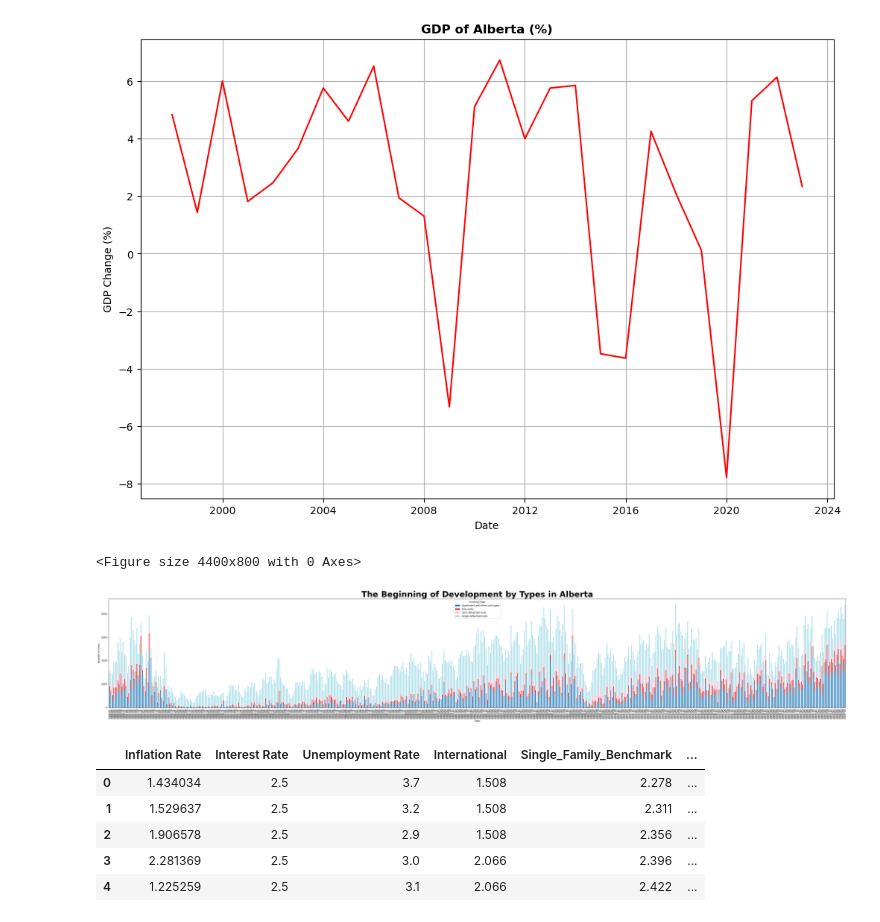
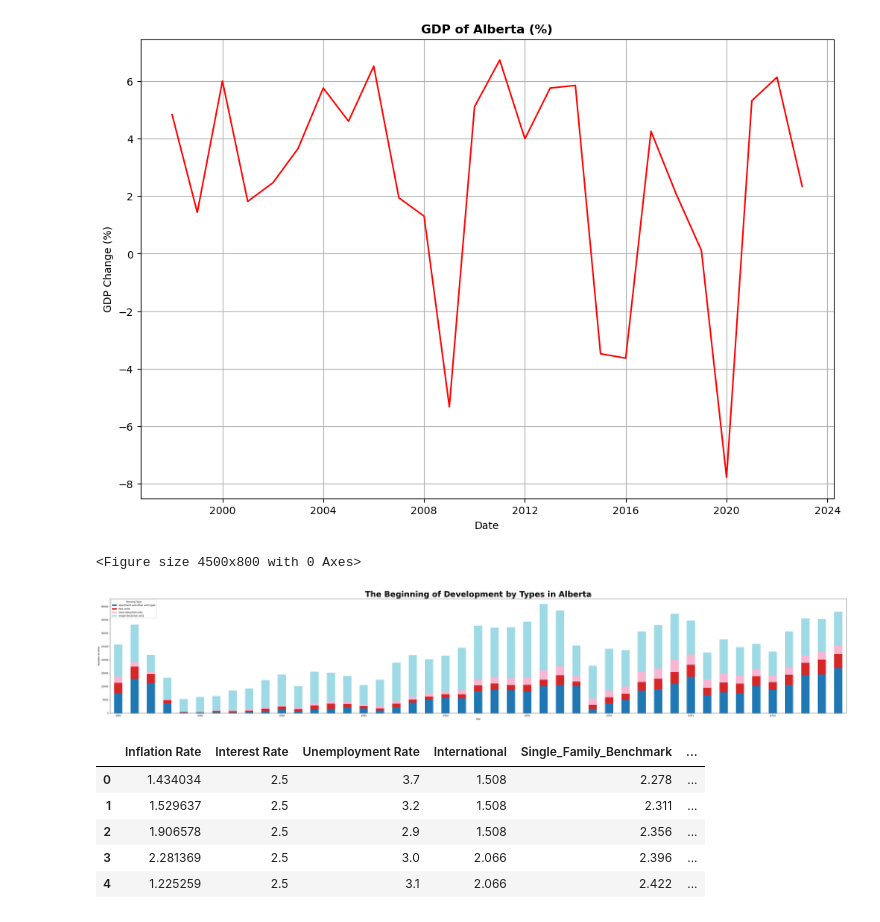
Before and after one commit to novomax-ca/CalgaryRealEstate, a Jupyter notebook: Calgary.ipynb, the cells around one changed output. Saved outputs shown, nothing was run; the diff lists cells and outputs as text; code cells hidden in the pictures.

Commit message:
Change plot for housing starts

```diff
--- a/Calgary.ipynb
+++ b/Calgary.ipynb
@@ -280,26 +280,30 @@ plt.show()
 # %%
 # Building a plot for housing starts by type
 
 housing_starts_df = pd.read_csv('data_source/AlbertaHousingStarts.csv', parse_dates=['Date'])
 housing_starts_df = housing_starts_df[~housing_starts_df['Type'].isin(['Total units', 'Multiples'])]
 housing_starts_df = housing_starts_df[housing_starts_df['Date'].dt.year >= 1980]
-housing_starts_df['YearMonth'] = housing_starts_df['Date'].dt.to_period('M')
-grouped_data = housing_starts_df.groupby(['YearMonth', 'Type'])['Value'].sum().unstack(fill_value=0)
 
-num_months = len(grouped_data.index)
-fig_width = max(14, num_months // 12)
+housing_starts_df['Year'] = housing_starts_df['Date'].dt.year
+grouped_data = housing_starts_df.groupby(['Year', 'Type'])['Value'].sum().unstack(fill_value=0)
+
+num_years = len(grouped_data.index)
+fig_width = max(14, num_years)
 plt.figure(figsize=(fig_width, 8))
-grouped_data.plot(kind='bar', stacked=True, figsize=(fig_width, 8), colormap='tab20')
+
+ax = grouped_data.plot(kind='bar', stacked=True, figsize=(fig_width, 8), colormap='tab20')
+
+plt.xticks(range(0, num_years, 5), grouped_data.index[::5], rotation=0)
 
 plt.title('The Beginning of Development by Types in Alberta', fontweight='bold', fontsize=34)
-plt.xlabel('Date')
+plt.xlabel('Year')
 plt.ylabel('Number of Units')
 plt.legend(title='Housing Type')
 plt.tight_layout()
 plt.show()
 # %% [output]
-<Figure size 4400x800 with 0 Axes>
+<Figure size 4500x800 with 0 Axes>
-[figure, old version]
+[figure, new version]
 # %%
 # Merging the data
 
```
